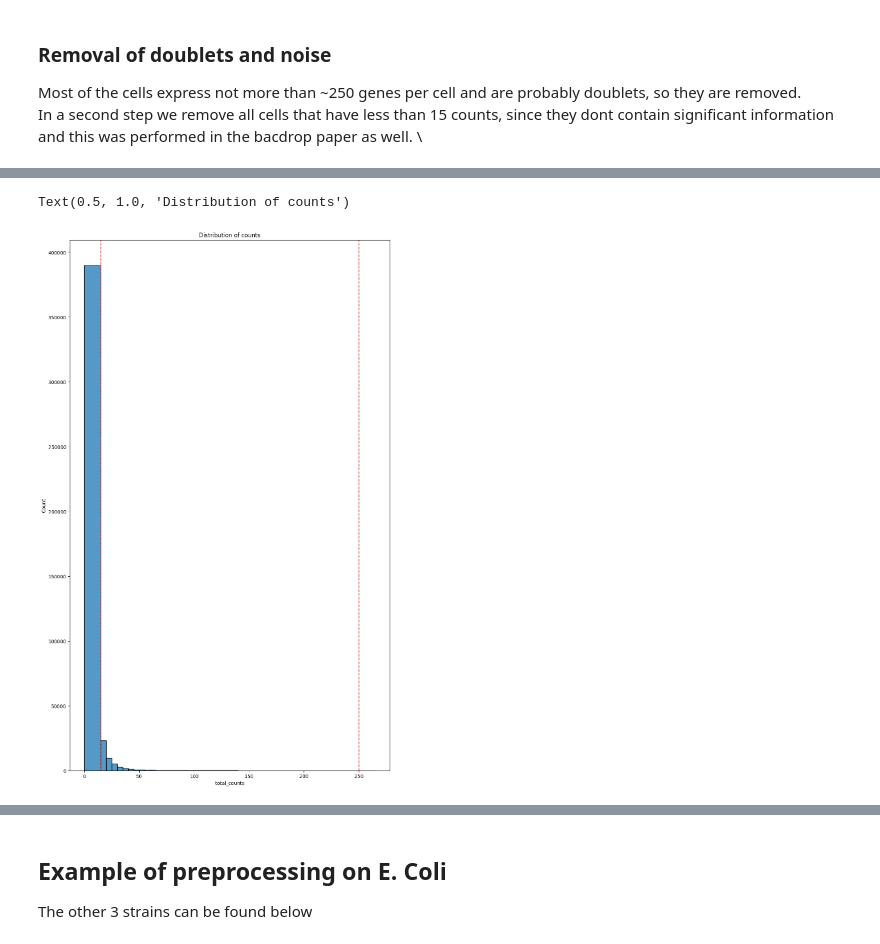
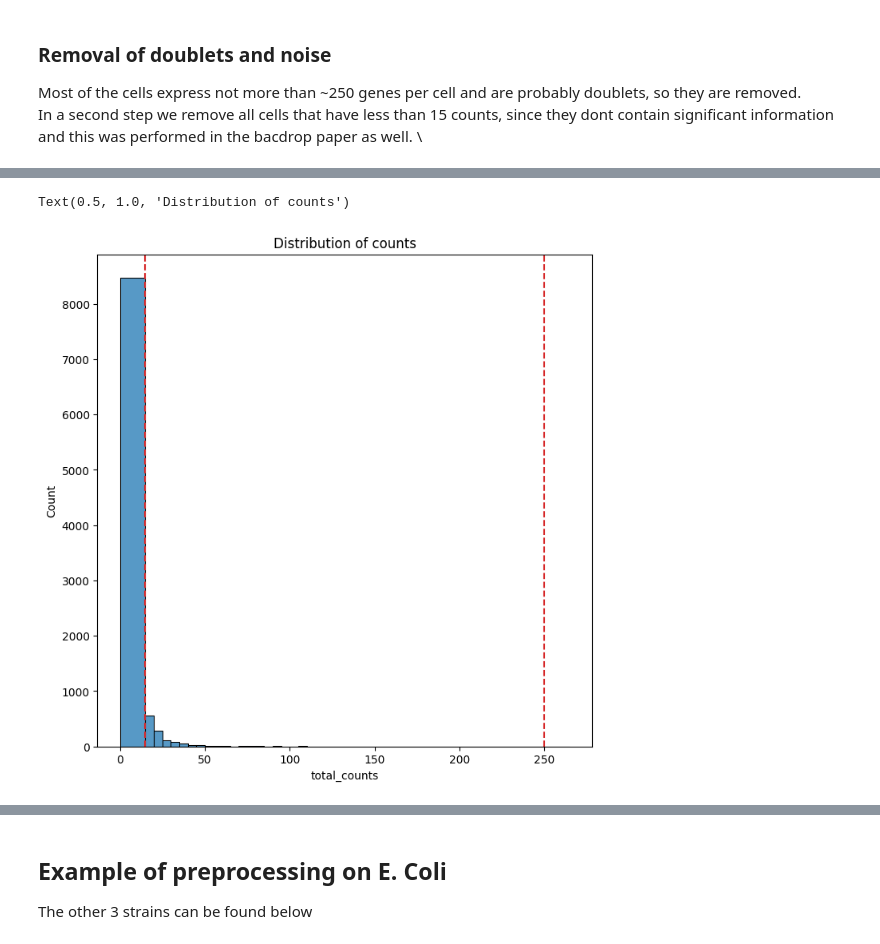
Before and after one commit to leuschjanphilipp/BacDrop-ggi, a Jupyter notebook: notebooks/01_preprocessinga_4_species.ipynb, the cells around one changed output, grey strips where cells are left out. Drawn from its saved outputs; the diff is of its cells as text; code cells hidden in the pictures.

```diff
--- a/notebooks/01_preprocessinga_4_species.ipynb
+++ b/notebooks/01_preprocessinga_4_species.ipynb
@@ -25,3 +21,5 @@ path_phrog = '../data/raw/mudata_phrog_hierarchy_2.h5mu'
+# %%
+path_nSBM = '../data/raw/mudata_nSBM_hierarchy_2_final_4_species.h5mu'
 # %%
 data_nSBM = md.read_h5mu(path_nSBM)
 data_nSBM
@@ -164,0 +201,9 @@ plt.show()
+# %%
+ec_matching_genes = data_gex_ec.var[data_gex_ec.var["matchin_protein"] != "no_match"]
+ec_accession_numbers = ec_matching_genes['protein'].tolist()
+ec_protein_names = fetch_protein_names(ec_accession_numbers)
+ec_gene_to_protein = dict(zip(ec_accession_numbers, ec_protein_names))
+data_gex_ec.var['protein_name'] = data_gex_ec.var['protein'].map(ec_gene_to_protein)
+data_gex_ec.var["protein_name"].fillna("None", inplace=True)
+data_gex_ec.var["rRNA"] = data_gex_ec.var["protein_name"].str.contains('ribosomal\s(?:subunit|protein)').values
+data_gex_ec.var["rRNA"].value_counts()
@@ -177,10 +284,14 @@ bins = np.insert(bins, 0, 0)
 # %%
-plt.figure(figsize=(12,12))
-sns.histplot(data_gex.obs.total_counts, bins=bins)
+bins = np.arange(15, 255, 5)
+bins = np.append(bins, 265)
+bins = np.insert(bins, 0, 0)
+
+plt.figure(figsize=(8,8))
+sns.histplot(data_gex_ec.obs.total_counts, bins=bins)
 #plt.yscale("log")
 plt.axvline(x=15, color="C3", ls="--")
 plt.axvline(x=250, color="C3", ls="--")
 plt.title("Distribution of counts")
 # %% [output]
 Text(0.5, 1.0, 'Distribution of counts')
-[figure, old version]
+[figure, new version]
```
Also changed, not shown: parts of 55 cells of this notebook, 4 other files.
